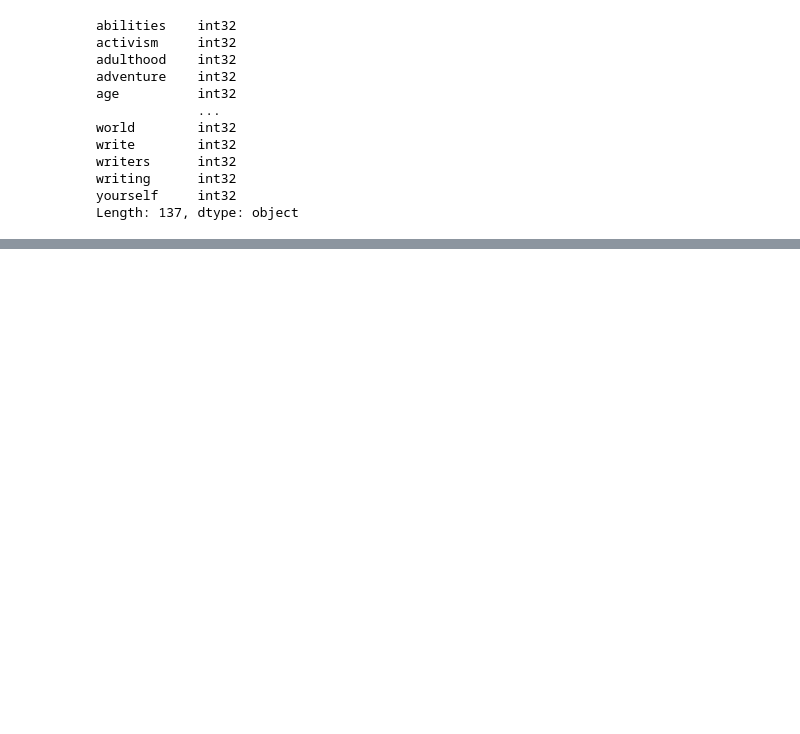
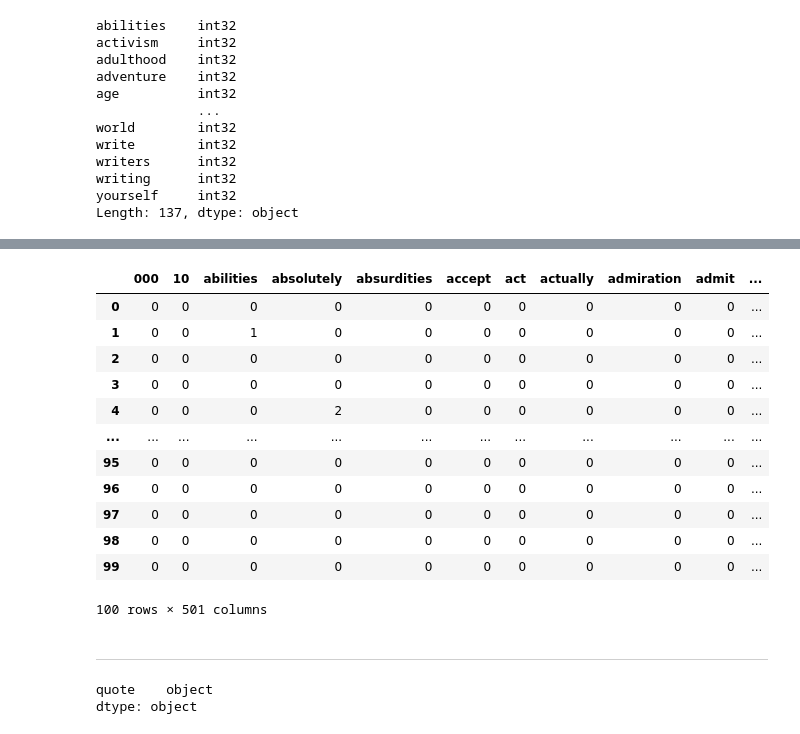
Before and after one commit to sarocha19/data-ass2, a Jupyter notebook: ds4bizy63t1_assign2-woonoh-main/Quote/final quotes.ipynb, the cells around one changed output, grey strips where cells are left out. Drawn from its saved outputs; the diff is of its cells as text; code cells hidden in the pictures; blank space fills up the shorter version.

```diff
--- a/ds4bizy63t1_assign2-woonoh-main/Quote/final quotes.ipynb
+++ b/ds4bizy63t1_assign2-woonoh-main/Quote/final quotes.ipynb
@@ -177,0 +202,30 @@ res
+# %%
+from sklearn.feature_extraction.text import CountVectorizer
+import pandas as pd
+
+# Create the Document Term Matrix
+count_vectorizer = CountVectorizer(stop_words='english')
+count_vectorizer = CountVectorizer()
+sparse_matrix = count_vectorizer.fit_transform(all_filtered_tokens)
+
+# OPTIONAL: Convert Sparse Matrix to Pandas Dataframe if you want to see the word frequencies.
+doc_term_matrix = sparse_matrix.todense()
+df = pd.DataFrame(doc_term_matrix,
+                  columns=count_vectorizer.get_feature_names())
+df
+# %% [output]
+|  | 000 | 10 | abilities | absolutely | absurdities | accept | act | actually | admiration | admit | ... |
+| 0 | 0 | 0 | 0 | 0 | 0 | 0 | 0 | 0 | 0 | 0 | ... |
+| 1 | 0 | 0 | 1 | 0 | 0 | 0 | 0 | 0 | 0 | 0 | ... |
+| 2 | 0 | 0 | 0 | 0 | 0 | 0 | 0 | 0 | 0 | 0 | ... |
+| 3 | 0 | 0 | 0 | 0 | 0 | 0 | 0 | 0 | 0 | 0 | ... |
+| 4 | 0 | 0 | 0 | 2 | 0 | 0 | 0 | 0 | 0 | 0 | ... |
+| ... | ... | ... | ... | ... | ... | ... | ... | ... | ... | ... | ... |
+| 95 | 0 | 0 | 0 | 0 | 0 | 0 | 0 | 0 | 0 | 0 | ... |
+| 96 | 0 | 0 | 0 | 0 | 0 | 0 | 0 | 0 | 0 | 0 | ... |
+| 97 | 0 | 0 | 0 | 0 | 0 | 0 | 0 | 0 | 0 | 0 | ... |
+| 98 | 0 | 0 | 0 | 0 | 0 | 0 | 0 | 0 | 0 | 0 | ... |
+| 99 | 0 | 0 | 0 | 0 | 0 | 0 | 0 | 0 | 0 | 0 | ... |
+100 rows × 501 columns
+# %% [markdown]
+-----------------------------------
@@ -177,0 +235,5 @@ res
+# %%
+df_quote.dtypes
+# %% [output]
+quote    object
+dtype: object
```
Also changed, not shown: parts of 19 cells of this notebook.
